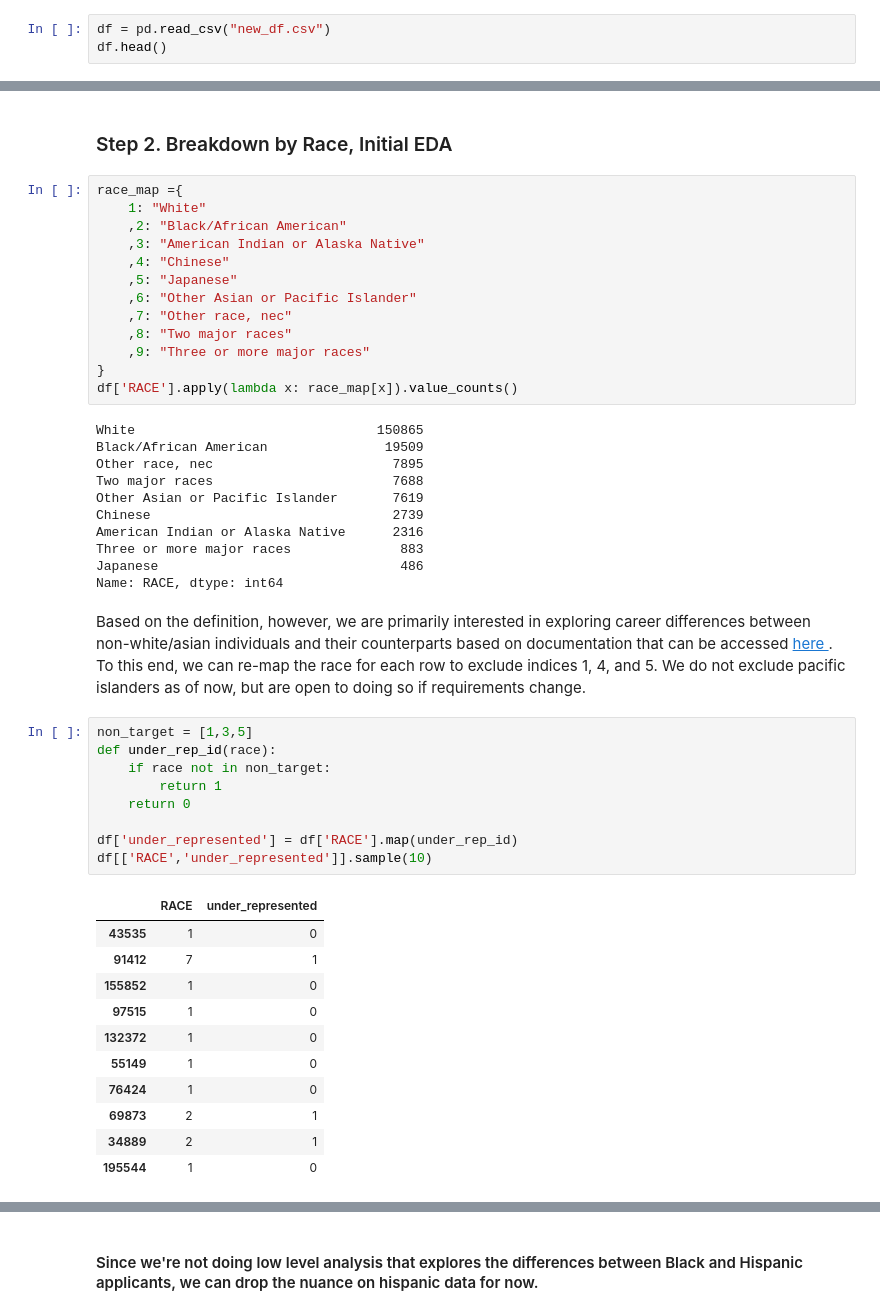
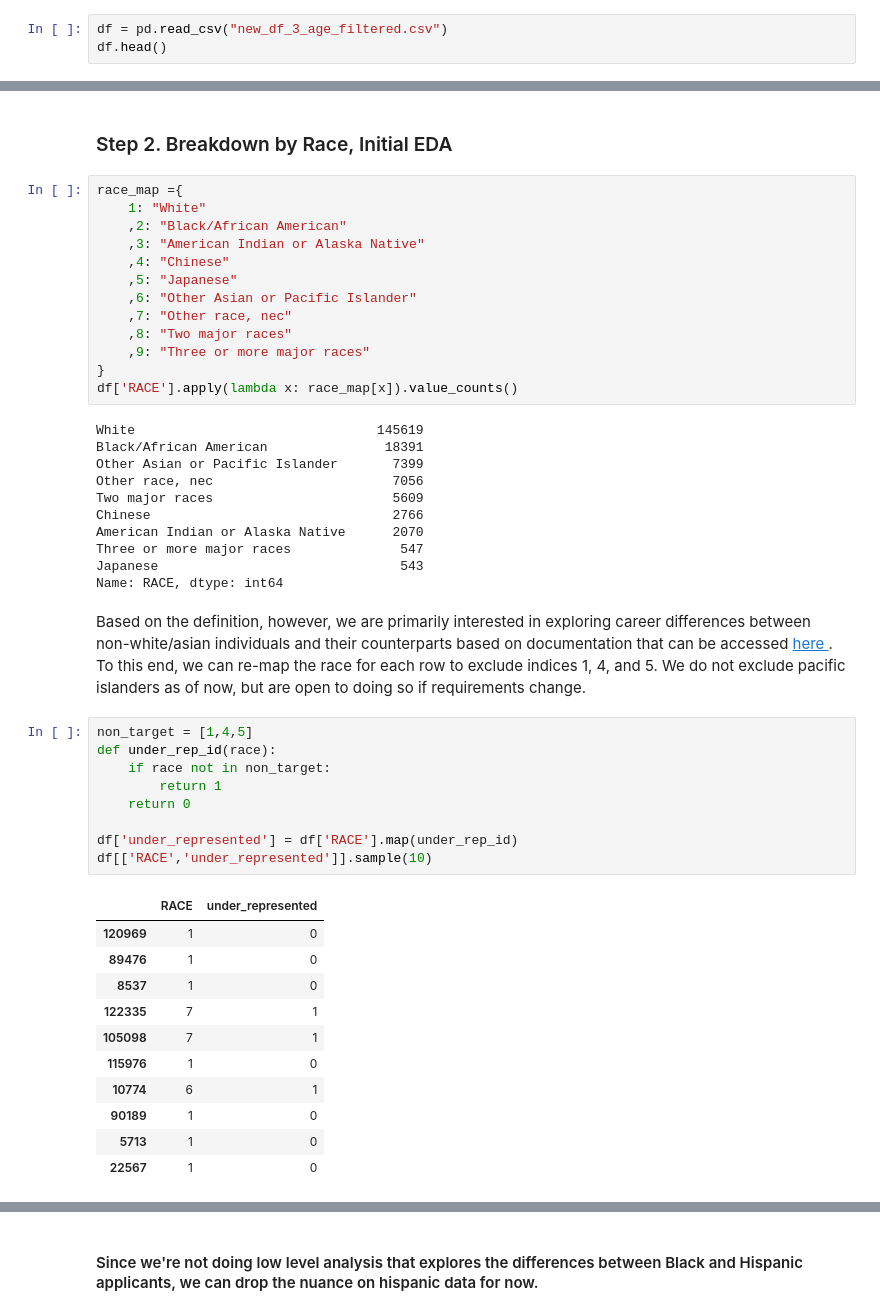
Before and after one commit to kayfilipp/HigherME, a Jupyter notebook: census_data/Untitled.ipynb, the cells around one changed output, grey strips where cells are left out. Cells and saved outputs as stored; diff of their text form.

```diff
--- a/census_data/Untitled.ipynb
+++ b/census_data/Untitled.ipynb
@@ -4,7 +4,7 @@
 # %%
 import pandas as pd
 # %%
-df = pd.read_csv("new_df.csv")
+df = pd.read_csv("new_df_3_age_filtered.csv")
 df.head()
 # %% [output]
 |  | YEAR | MULTYEAR | SAMPLE | SERIAL | CBSERIAL | HHWT | CLUSTER | STATEFIP | STRATA | GQ | ... | ... |
@@ -66,39 +66,39 @@ race_map ={
 }
 df['RACE'].apply(lambda x: race_map[x]).value_counts()
 # %% [output]
-White                               150865
-Black/African American               19509
-Other race, nec                       7895
-Two major races                       7688
-Other Asian or Pacific Islander       7619
-Chinese                               2739
-American Indian or Alaska Native      2316
-Three or more major races              883
-Japanese                               486
+White                               145619
+Black/African American               18391
+Other Asian or Pacific Islander       7399
+Other race, nec                       7056
+Two major races                       5609
+Chinese                               2766
+American Indian or Alaska Native      2070
+Three or more major races              547
+Japanese                               543
 Name: RACE, dtype: int64
 # %% [markdown]
 Based on the definition, however, we are primarily interested in exploring career differences between non-white/asian individuals and their counterparts based on documentation that can be accessed <a href="https://github.com/kayfilipp/HigherME/blob/main/README.md">here </a>. To this end, we can re-map the race for each row to exclude indices 1, 4, and 5. We do not exclude pacific islanders as of now, but are open to doing so if requirements change.
 # %%
-non_target = [1,3,5]
+non_target = [1,4,5]
 def under_rep_id(race):
     if race not in non_target:
         return 1
     return 0
 
 df['under_represented'] = df['RACE'].map(under_rep_id)
 df[['RACE','under_represented']].sample(10)
 # %% [output]
 |  | RACE | under_represented |
-| 43535 | 1 | 0 |
-| 91412 | 7 | 1 |
-| 155852 | 1 | 0 |
-| 97515 | 1 | 0 |
-| 132372 | 1 | 0 |
-| 55149 | 1 | 0 |
-| 76424 | 1 | 0 |
-| 69873 | 2 | 1 |
-| 34889 | 2 | 1 |
-| 195544 | 1 | 0 |
+| 120969 | 1 | 0 |
+| 89476 | 1 | 0 |
+| 8537 | 1 | 0 |
+| 122335 | 7 | 1 |
+| 105098 | 7 | 1 |
+| 115976 | 1 | 0 |
+| 10774 | 6 | 1 |
+| 90189 | 1 | 0 |
+| 5713 | 1 | 0 |
+| 22567 | 1 | 0 |
 # %%
 df['under_represented'].value_counts().plot(kind='bar',title='Under represented presence in dataset')
 # %% [output]
```
Also changed, not shown: parts of 9 cells of this notebook, 1 other file.
